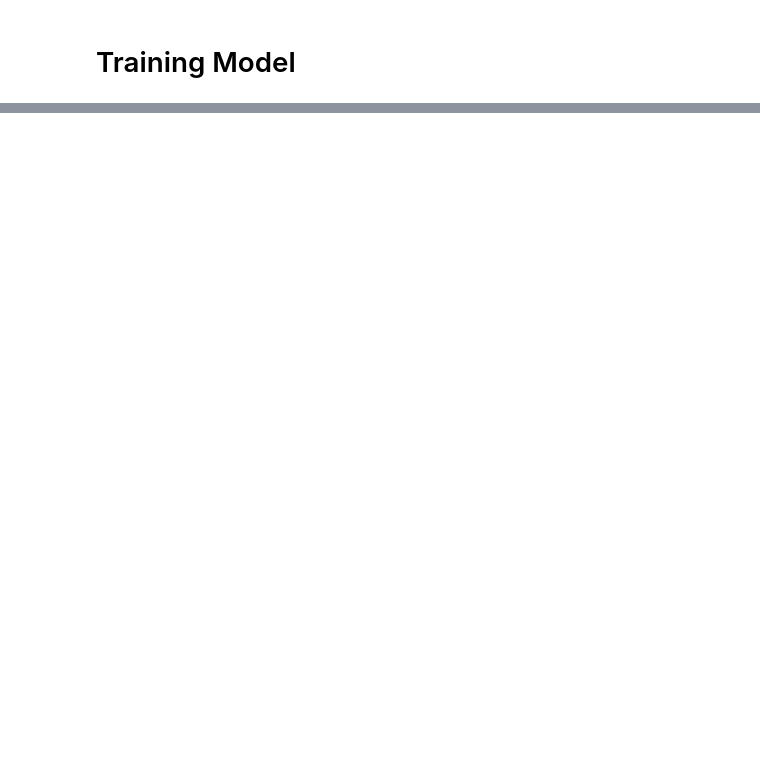
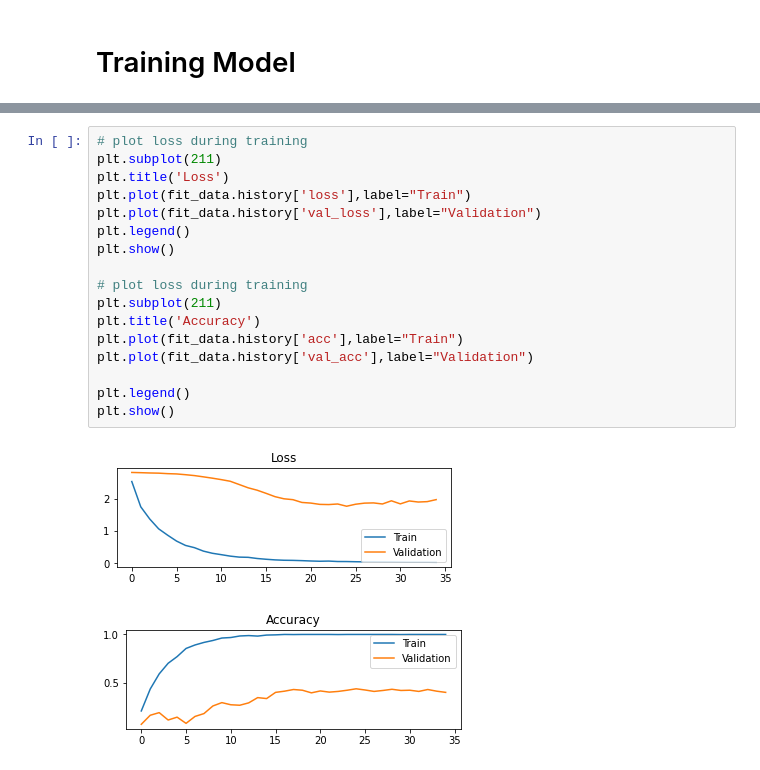
Before and after one commit to baalasangar/MLAI, a Jupyter notebook: 11_ComputerVision/Assignment/part4.ipynb, the cells around one changed output, grey strips where cells are left out. Saved outputs shown, nothing was run; the diff lists cells and outputs as text; blank space fills up the shorter version.

```diff
--- a/11_ComputerVision/Assignment/part4.ipynb
+++ b/11_ComputerVision/Assignment/part4.ipynb
@@ -164,0 +270,20 @@ NameError: name 'train_test_split' is not defined
+# %%
+# plot loss during training
+plt.subplot(211)
+plt.title('Loss')
+plt.plot(fit_data.history['loss'],label="Train")
+plt.plot(fit_data.history['val_loss'],label="Validation")
+plt.legend()
+plt.show()
+
+# plot loss during training
+plt.subplot(211)
+plt.title('Accuracy')
+plt.plot(fit_data.history['acc'],label="Train")
+plt.plot(fit_data.history['val_acc'],label="Validation")
+
+plt.legend()
+plt.show()
+# %% [output]
+[figure, added]
+[figure, added]
```
Also changed, not shown: parts of 12 cells of this notebook.
